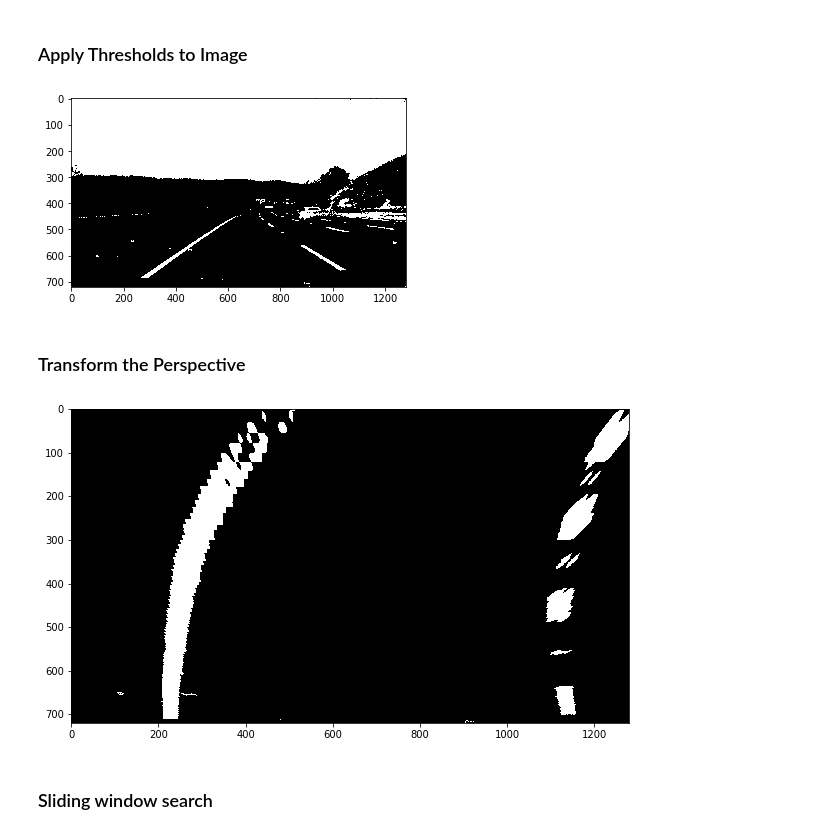
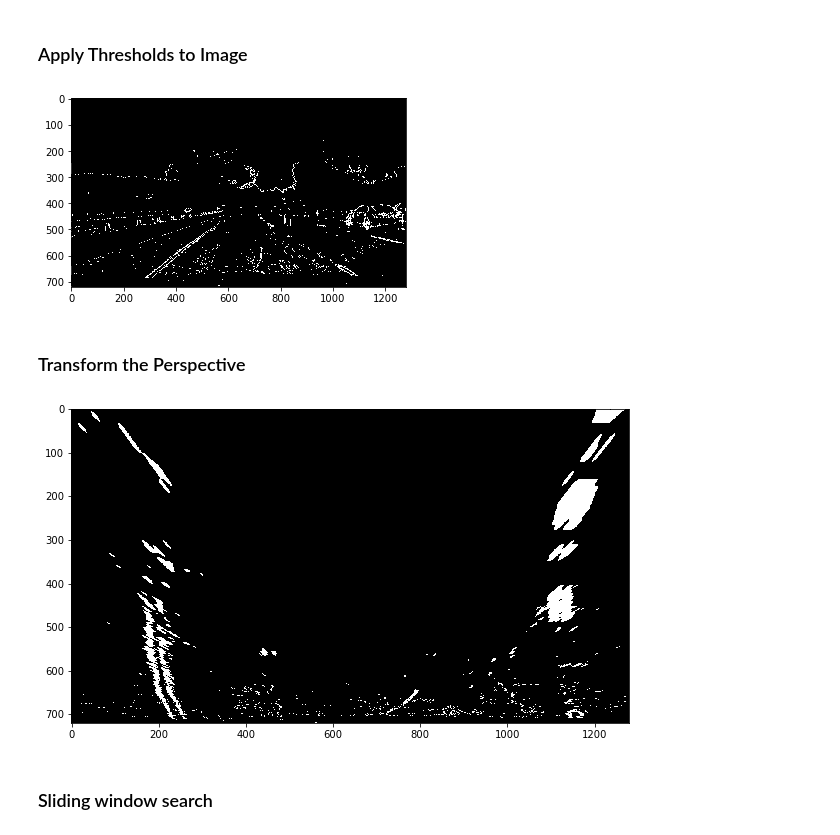
Before and after one commit to rahul1593/Advanced-Lane-Finding, a Jupyter notebook: Proto1.ipynb, the cells around one changed output. Cells and saved outputs as stored; diff of their text form; code cells hidden in the pictures.

```diff
--- a/Proto1.ipynb
+++ b/Proto1.ipynb
@@ -160,6 +160,7 @@ def dirThreshold(gray, sobel_kernel=3, thresh=(0, np.pi/2)):
 def prepareImageMask(bgrimg):
     rgbimg = cv2.cvtColor(bgrimg, cv2.COLOR_BGR2RGB)
     hsvimg = cv2.cvtColor(bgrimg, cv2.COLOR_BGR2HSV)
+    msk_img = getColorMaskedImage(rgbimg, median_less = False)
     # get image after subtracting color channel medians of that image
     mlimg = getMedianLessImage(bgrimg)
     gray = cv2.cvtColor(mlimg, cv2.COLOR_BGR2GRAY)
@@ -167,7 +168,8 @@ def prepareImageMask(bgrimg):
     d_mask = getGradient(gray, 'x', 3)
     # prepare a mask and return
     bin_mask = np.zeros_like(d_mask)
-    bin_mask[(d_mask > 10) | (hsvimg[:,:,2] > 180)] = 1
+    #bin_mask[(d_mask > 10) | ((hsvimg[:,:,2] > 180) & (msk_img == 1))] = 1
+    bin_mask[(d_mask > 10) | (msk_img == 1)] = 1
     return bin_mask
 
 # find points for use in perspective transform from the image
@@ -178,31 +180,16 @@ def getSourceDestPoints(image_2d_mask):
     # two slots in image
     w = image_2d_mask.shape[1]
     h = image_2d_mask.shape[0]
-    top1 = h*7//9
-    top2 = h*5//9
 
-    histogram = np.sum(image_2d_mask[top1:,:], axis=0)
-    left_hist = histogram[:len(histogram)//2]
-    right_hist = histogram[len(histogram)//2:]
-    sl = np.argmax(left_hist)
-    sr = np.argmax(right_hist) + len(histogram)//2
-
-    histogram = np.sum(cmimg[top2:top1,:], axis=0)
-    left_hist = histogram[:len(histogram)//2]
-    right_hist = histogram[len(histogram)//2:]
-    el = np.argmax(left_hist)
-    er = np.argmax(right_hist) + len(histogram)//2
-
-    # hardcoded part
-    src = np.float32(([(img_size[0]/2)-40, img_size[1]*0.62],
-    [(img_size[0]/2)+80, img_size[1]*0.62],
-    [img_size[0], img_size[1]],
-    [0, img_size[1]]))
+    src = np.float32(([(w/2)-40, h*0.62],
+    [(w/2)+80, h*0.62],
+    [w, h],
+    [0, h]))
 
     dst = np.float32([[0, 0],
-        [img_size[0], 0],
-        [img_size[0], img_size[1]],
-        [0, img_size[1]]])
+        [w, 0],
+        [w, h],
+        [0, h]])
 
     return src, dst
 
@@ -251,7 +238,7 @@ def transformPerspective(image, src_points, dst_points):
 
 # Find the position of peaks from the image slice of size image height x slf (0.15 <= slf <= 0.85)
 def getHistogramPeakPositions(warped_image, min_y, max_y):
-    histogram = np.sum(warped[min_y:max_y,:], axis=0)
+    histogram = np.sum(warped_image[min_y:max_y,:], axis=0)
     left_hist = histogram[:len(histogram)//2]
     right_hist = histogram[len(histogram)//2:]
     sl = np.argmax(left_hist)
@@ -308,5 +295,5 @@ plt.show()
 # %%
-t_img = cv2.imread("./test_images/road26.jpg")
+t_img = cv2.imread("./test_images/test1.jpg")
 img = cv2.cvtColor(t_img, cv2.COLOR_BGR2RGB)
 plt.imshow(img)
 plt.show()
@@ -324,27 +311,27 @@ cmimg = prepareImageMask(t_img)
 plt.imshow(cmimg, cmap="gray")
 plt.show()
 # %% [output]
-[figure, old version]
+[figure, new version]
 # %% [markdown]
 ### Transform the Perspective
 # %%
 img_size = (cmimg.shape[1], cmimg.shape[0])
 src, dst = getSourceDestPoints(cmimg)
 
 M = cv2.getPerspectiveTransform(src, dst)
 rM = cv2.getPerspectiveTransform(dst, src)
 
 warped = cv2.warpPerspective(cmimg, M, img_size, flags=cv2.INTER_LINEAR)
 plt.figure(figsize=(10,10))
 plt.imshow(warped, cmap="gray")
 plt.show()
 
-unwarped = cv2.warpPerspective(warped, rM, img_size, flags=cv2.INTER_LINEAR)
+#unwarped = cv2.warpPerspective(warped, rM, img_size, flags=cv2.INTER_LINEAR)
 #plt.figure(figsize=(16,10))
 #plt.imshow(unwarped, cmap="gray")
 #plt.show()
 # %% [output]
-[figure, old version]
+[figure, new version]
 # %% [markdown]
 ### Sliding window search
 # %%
```
Also changed, not shown: parts of 9 cells of this notebook.
